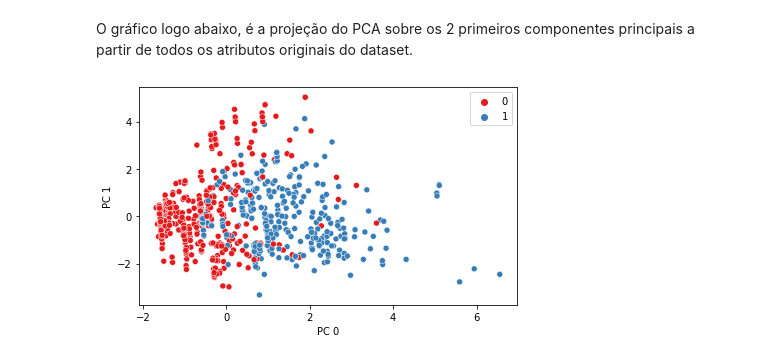
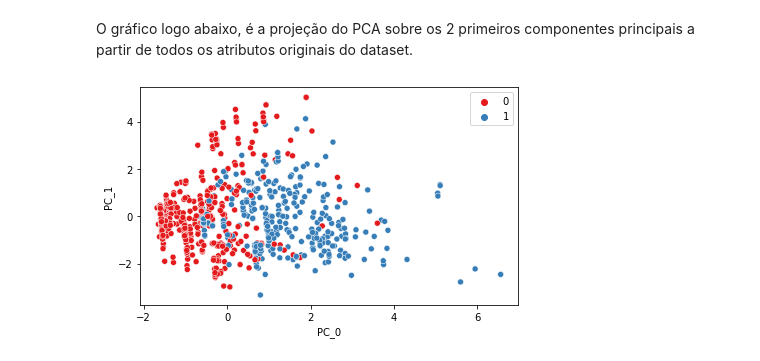
Before and after one commit to als-v/MachineLearning, a Jupyter notebook: Trabalho/trabalho.ipynb, the cells around one changed output. Cells and saved outputs as stored; diff of their text form; code cells hidden in the pictures.

```diff
--- a/Trabalho/trabalho.ipynb
+++ b/Trabalho/trabalho.ipynb
@@ -258,7 +259,7 @@ Foi utilizado o método StandardScaler para normalizar os dados, para que os dad
 Ao final do processo, podemos ver os dados normalizados, como são vistos abaixo:
 # %%
 X = df.values
-y = df['Survived'].values.tolist()
+y = np.array(df['Survived'].values.tolist())
 
 scaler = StandardScaler()
 scaler.fit(X)
@@ -288,11 +289,11 @@ O PCA é um algoritmo de redução de dimensionalidade, e o mesmo é implementad
 
 Podemos observar a redução de dimensionalidade logo apos a execução.
 # %%
-pca = PCA(n_components=2) # dimensoes
+pca = PCA(n_components=2)
 pca.fit(X)
 
 X_pca = pca.transform(X)
-X_pca_df = pd.DataFrame(X_pca, columns=['PC 0', 'PC 1'])
+X_pca_df = pd.DataFrame(X_pca, columns=['PC_0', 'PC_1'])
 
 print(f'Instâncias priginais: {str(X.shape)}\nInstâncias projetadas nos componentes principais: {str(X_pca_df.shape)}')
 # %% [output]
@@ -302,8 +303,8 @@ Instâncias projetadas nos componentes principais: (891, 2)
 O gráfico logo abaixo, é a projeção do PCA sobre os 2 primeiros componentes principais a partir de todos os atributos originais do dataset.
 # %%
 sns.set_palette('seismic')
-sns.scatterplot(data=X_pca_df, x='PC 0', y='PC 1', hue=y, palette='Set1')
+sns.scatterplot(data=X_pca_df, x='PC_0', y='PC_1', hue=y, palette='Set1')
 plt.subplots_adjust(right=1.0)
 plt.show()
 # %% [output]
-[figure, old version]
+[figure, new version]
```
Also changed, not shown: parts of 7 cells of this notebook.
